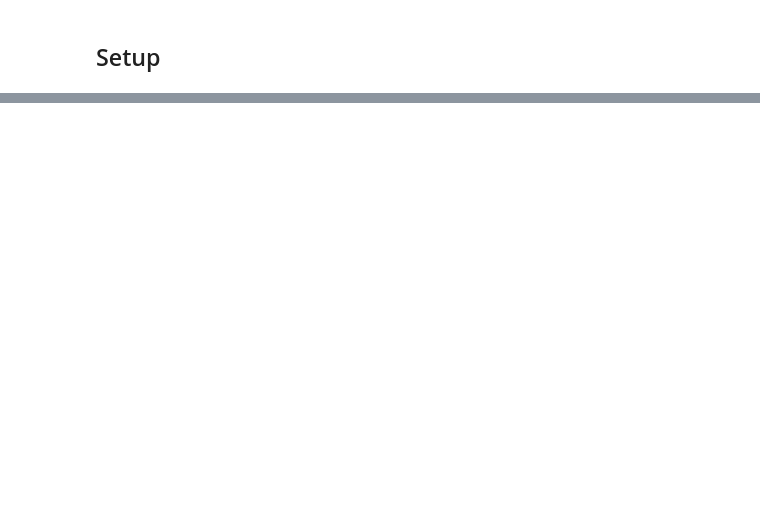
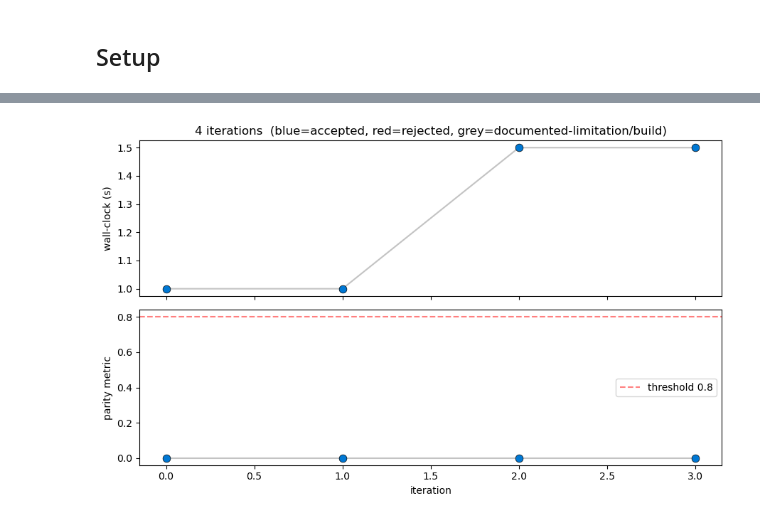
Before and after one commit to hurry060215-tech/py-dynbenchmark, a Jupyter notebook: examples/evolution.ipynb, the cells around one changed output, grey strips where cells are left out. Drawn from its saved outputs; the diff is of its cells as text; code cells hidden in the pictures; blank space fills up the shorter version.

```diff
--- a/examples/evolution.ipynb
+++ b/examples/evolution.ipynb
@@ -43,0 +84,6 @@ Iterations:
+# %%
+_record(3, title='First benchmark run: pyTSCAN errors with cell_order attribute', wall_clock=1.5, parity=0.0, status='accepted',
+        narrative="pyTSCAN's TSCANorderResult has `ordered_names`, not `cell_order`. Adapter raised AttributeError on all 4 datasets. Patched to use `result.ordered_names`.")
+_plot(threshold=0.80)
+# %% [output]
+[figure, added]
```
Also changed, not shown: parts of 17 cells of this notebook, 1 other file.
